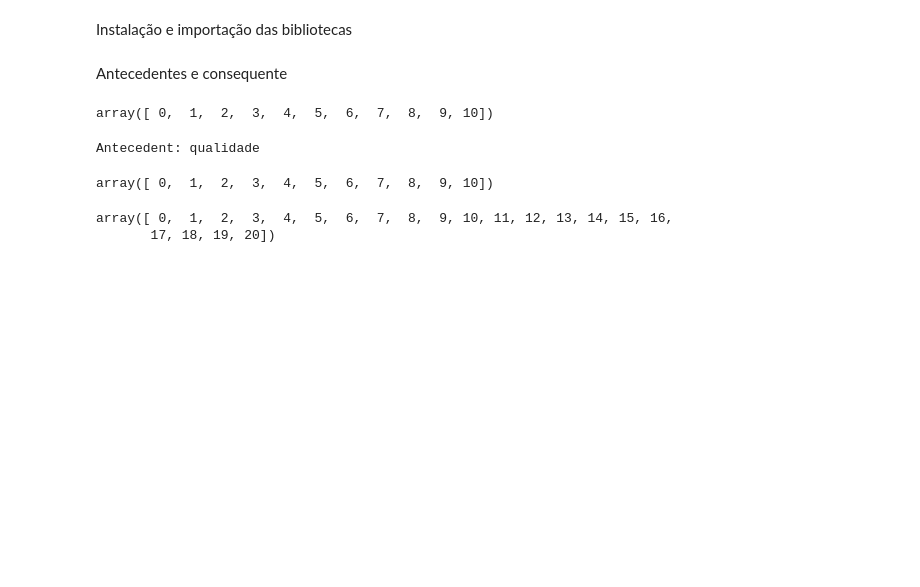
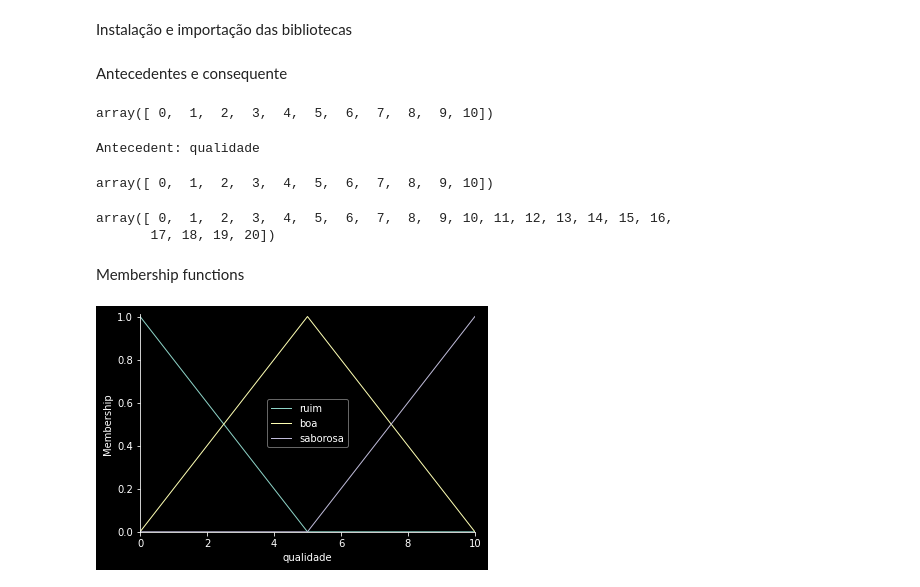
Before and after one commit to Joao-Inacio/IA_e_Machine_Learning, a Jupyter notebook: 03_Logica_difusa(fuzzy)/01_fuzzy.ipynb, the cells around one changed output. Cells and saved outputs as stored; diff of their text form; code cells hidden in the pictures; blank space fills up the shorter version.

Commit message:
Implementando Membership functions

```diff
--- a/03_Logica_difusa(fuzzy)/01_fuzzy.ipynb
+++ b/03_Logica_difusa(fuzzy)/01_fuzzy.ipynb
@@ -54,3 +54,5 @@ gorjeta.universe
 # %% [output]
 array([ 0,  1,  2,  3,  4,  5,  6,  7,  8,  9, 10, 11, 12, 13, 14, 15, 16,
        17, 18, 19, 20])
+# %% [markdown]
+Membership functions
@@ -56,0 +62,5 @@ array([ 0,  1,  2,  3,  4,  5,  6,  7,  8,  9, 10, 11, 12, 13, 14, 15, 16,
+# %%
+# Visualizando
+qualidade.view()
+# %% [output]
+[figure, added]
```
Also changed, not shown: parts of 5 cells of this notebook.
